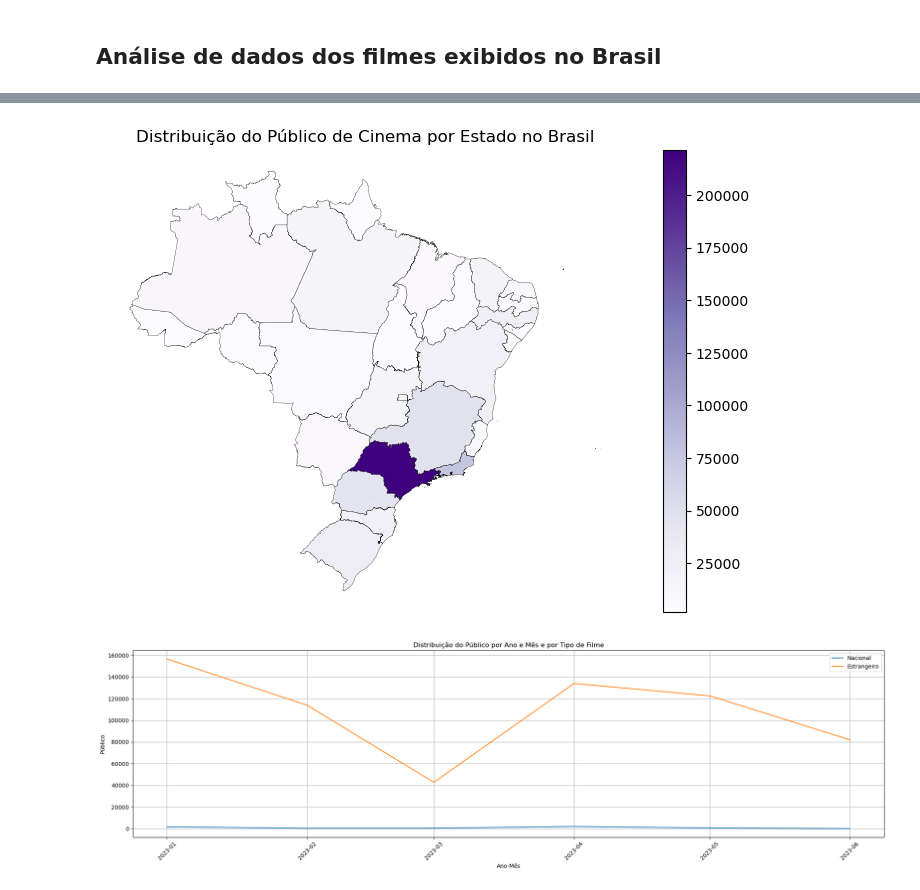
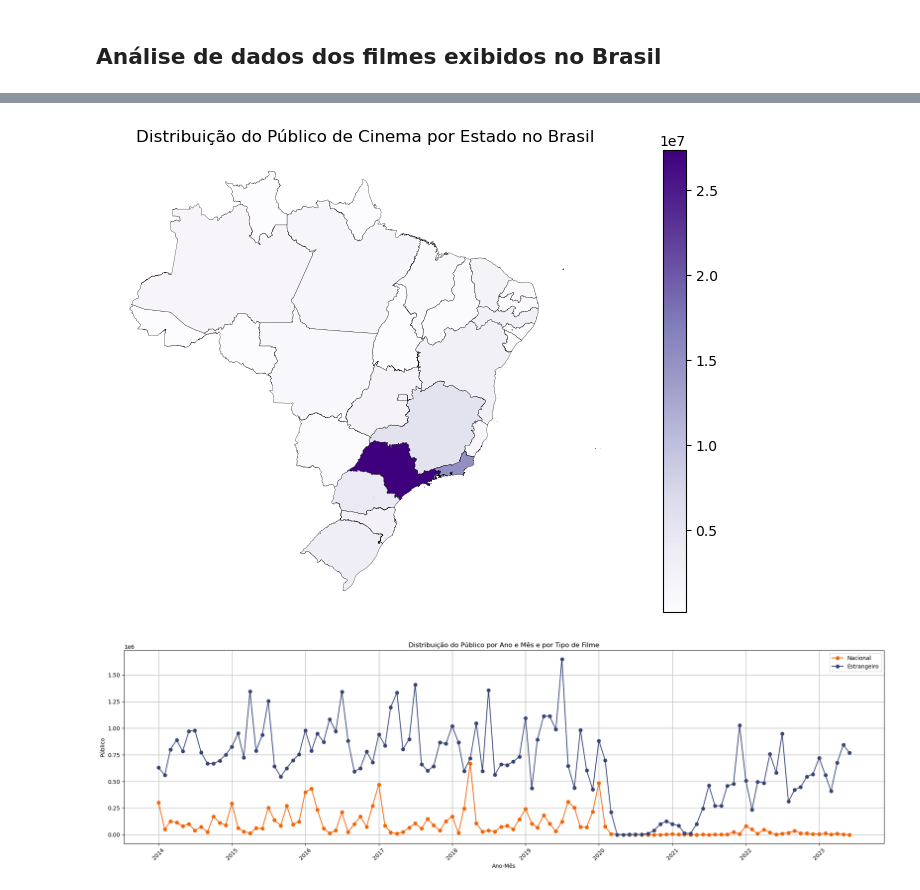
Before and after one commit to bentofh/ancine, a Jupyter notebook: 2_analise_ancine_sample.ipynb, the cells around one changed output, grey strips where cells are left out. Saved outputs shown, nothing was run; the diff lists cells and outputs as text; code cells hidden in the pictures.

```diff
--- a/2_analise_ancine_sample.ipynb
+++ b/2_analise_ancine_sample.ipynb
@@ -13,7 +13,7 @@ import os
 import geopandas as gpd
 # %%
 # Pasta dos arquivos
-pasta = '/Users/bentofh/Documents/GitHub/ancine/arquivos_parquet/'
+pasta = '/Users/bentofh/Documents/GitHub/ancine/Bilheteria/'
 # %%
 # Lista para armazenar os dataframes
 dataframes = []
@@ -177,31 +170,34 @@ ax.set_axis_off()
 # Mostrar o gráfico
 plt.show()
 # %% [output]
-[figure, old version]
+[figure, new version]
 # %%
-# Converter DT_EXIBICAO para datetime
+# Converter DT_EXIBICAO para datetime e extrair o ano e mês
 df['DT_EXIBICAO'] = pd.to_datetime(df['DT_EXIBICAO'])
+df['ANO_MES'] = df['DT_EXIBICAO'].dt.to_period('M')
 
 # Classificar filmes como Nacional ou Estrangeiro
-df['TIPO_FILME'] = df['PAIS'].str.upper().apply(lambda x: 'Nacional' if 'BRASIL' in x else 'Estrangeiro')
+df['TIPO_FILME'] = df['PAIS'].str.upper().apply(lambda x: 'Nacional' if x is not None and 'BRASIL' in x else 'Estrangeiro')
 
-# Agrupar por ano e mês da coluna DT_EXIBICAO, somando o público
-df['ANO_MES'] = df['DT_EXIBICAO'].dt.to_period('M')
+# Agrupar por ano e mês, somando o público
 publico_temporal = df.groupby(['ANO_MES', 'TIPO_FILME']).agg({'PUBLICO':'sum'}).reset_index()
+
+# Cores para os tipos de filmes
+cores = {'Nacional': paleta['laranja2'], 'Estrangeiro': paleta['navy']}
 
 # Plotar o gráfico
 plt.figure(figsize=(20, 6))
-for tipo in ['Nacional', 'Estrangeiro']:
+for tipo, cor in cores.items():
     subset = publico_temporal[publico_temporal['TIPO_FILME'] == tipo]
-    plt.plot(subset['ANO_MES'].dt.to_timestamp(), subset['PUBLICO'], label=tipo)
+    plt.plot(subset['ANO_MES'].dt.to_timestamp(), subset['PUBLICO'], label=tipo, color=cor, marker='o')
 
 plt.title('Distribuição do Público por Ano e Mês e por Tipo de Filme')
 plt.xlabel('Ano-Mês')
 plt.ylabel('Público')
 plt.xticks(rotation=45)
 plt.legend()
 plt.grid(True)
 plt.tight_layout()
 plt.show()
 # %% [output]
-[figure, old version]
+[figure, new version]
```
Also changed, not shown: parts of 11 cells of this notebook, 34 other files.
